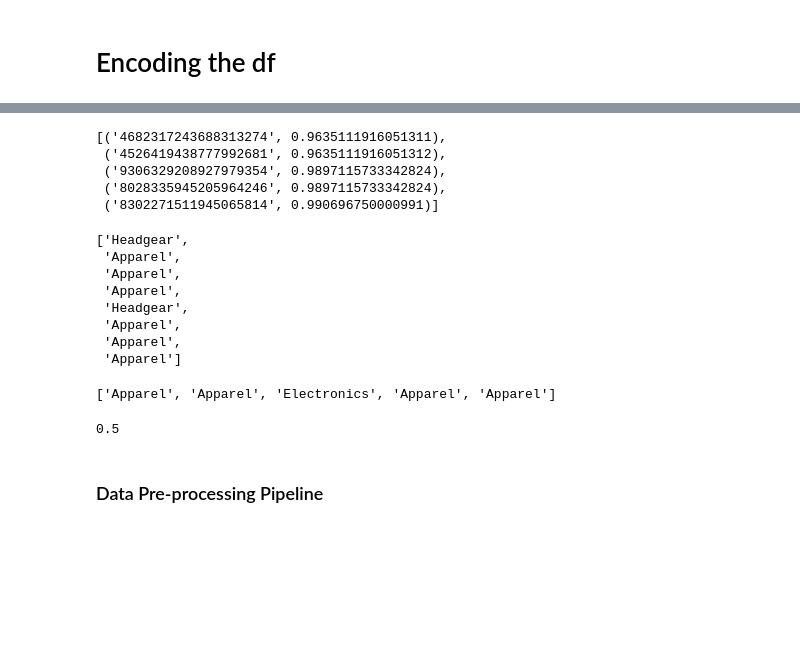
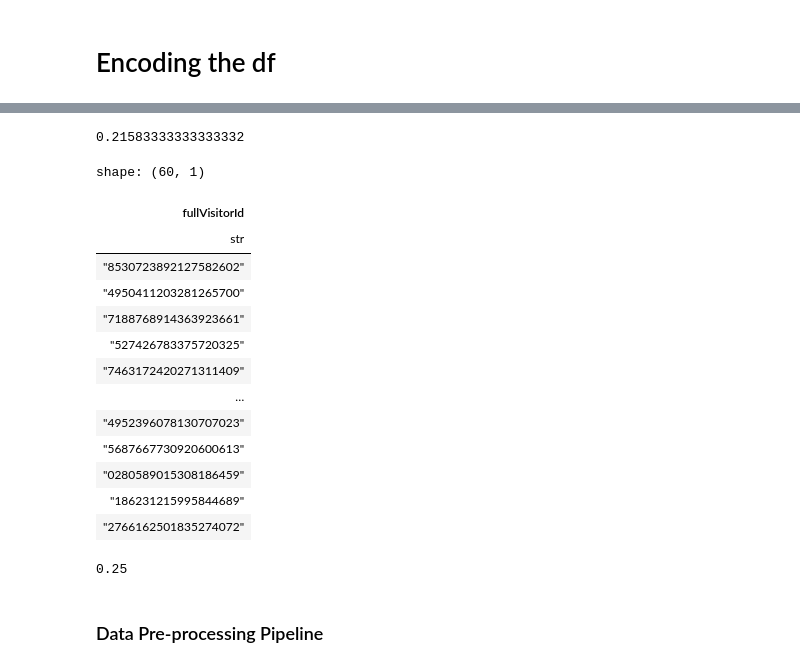
Before and after one commit to Andrew-Bordei/Data-Science, a Jupyter notebook: recommendation_system/notebooks/preprocessing.ipynb, the cells around one changed output, grey strips where cells are left out. Drawn from its saved outputs; the diff is of its cells as text; code cells hidden in the pictures; blank space fills up the shorter version.

Commit message:
Recommender evaluation pipeline

```diff
--- a/recommendation_system/notebooks/preprocessing.ipynb
+++ b/recommendation_system/notebooks/preprocessing.ipynb
@@ -261,33 +189,33 @@ similarities
-# %%
-sorted_dict = sorted(similarities.items(), key=lambda x: x[1])
-sorted_dict[-5:]
-# %% [output]
-[('4682317243688313274', 0.9635111916051311),
- ('4526419438777992681', 0.9635111916051312),
- ('9306329208927979354', 0.9897115733342824),
- ('8028335945205964246', 0.9897115733342824),
- ('8302271511945065814', 0.990696750000991)]
-# %%
-actual_bought = df.filter((pl.col('fullVisitorId') == '0345672699449577691') & (pl.col('transactionId') != 'null')).select(pl.col('v2ProductCategory')).to_series().to_list()
-actual_bought
-# %% [output]
-['Headgear',
- 'Apparel',
- 'Apparel',
- 'Apparel',
- 'Headgear',
- 'Apparel',
- 'Apparel',
- 'Apparel']
-# %%
-rec = recommendation(df,sorted_dict)
-rec
-# %% [output]
-['Apparel', 'Apparel', 'Electronics', 'Apparel', 'Apparel']
-# %%
-precision(actual_bought, rec, 3)
-# %% [output]
-0.5
+# %%
+purchasing_visitors=encoded_df.filter(pl.col('transactionId') != 0).select(pl.col('fullVisitorId')).unique()
+all_recs = []
+for i in purchasing_visitors["fullVisitorId"].to_list():
+    prec = recommendation_eval_pipeline(i, user_profiles, encoded_df, df)
+    all_recs.append(prec)
+np.mean(all_recs)
+# %% [output]
+0.21583333333333332
+# %%
+purchasing_visitors
+# %% [output]
+shape: (60, 1)
+| fullVisitorId |
+| str |
+| "8530723892127582602" |
+| "4950411203281265700" |
+| "7188768914363923661" |
+| "527426783375720325" |
+| "7463172420271311409" |
+| … |
+| "4952396078130707023" |
+| "5687667730920600613" |
+| "0280589015308186459" |
+| "186231215995844689" |
+| "2766162501835274072" |
+# %%
+recommendation_eval_pipeline("2766162501835274072", user_profiles, encoded_df, df)
+# %% [output]
+0.25
 # %%
 df.write_csv("../data/cleaned_google_analytics.csv")
 # %% [markdown]
```
Also changed, not shown: parts of 8 cells of this notebook, 2 other files.
